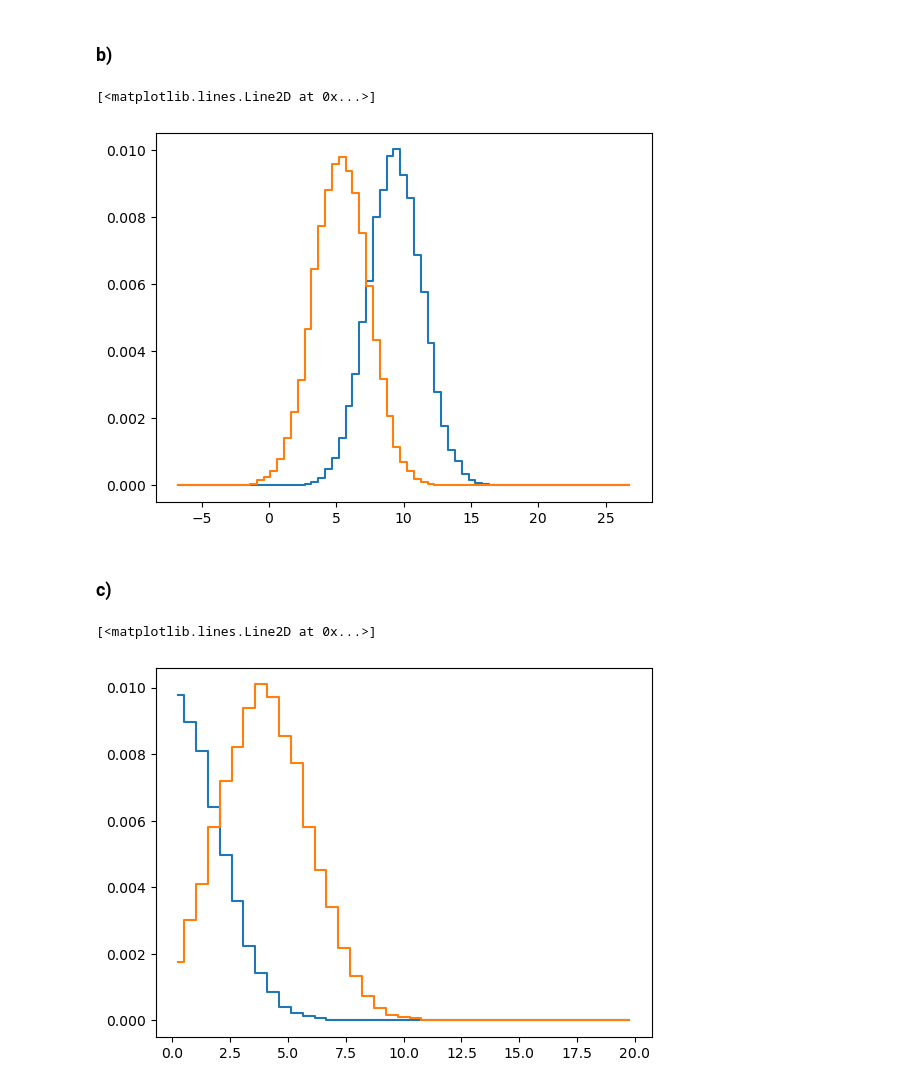
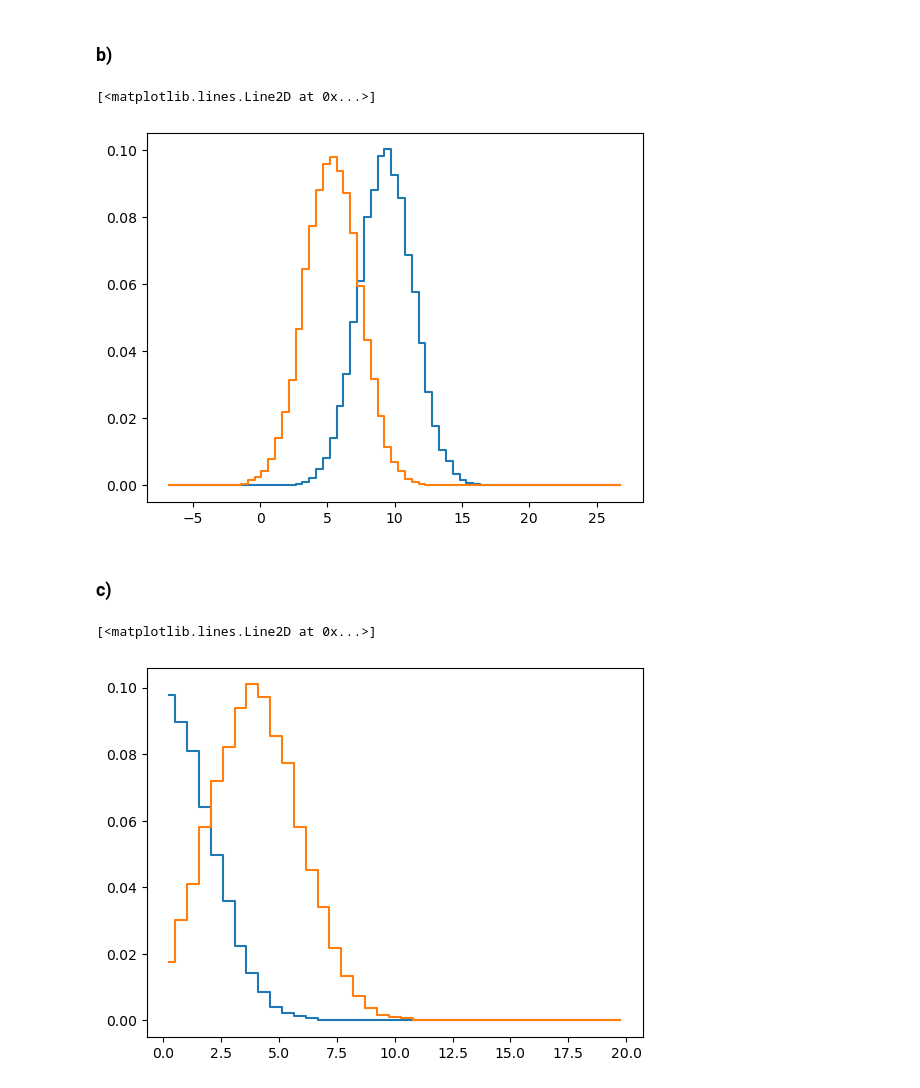
Before and after one commit to Mick-Ross/Computational-Data-Analysis, a Jupyter notebook: Homework 5.ipynb, the cells around one changed output. Drawn from its saved outputs; the diff is of its cells as text; code cells hidden in the pictures.

```diff
--- a/Homework 5.ipynb
+++ b/Homework 5.ipynb
@@ -119,16 +120,16 @@ Text(0.5, 0, 'Observed data, $P(d|s)$')
 # %% [markdown]
 ### b)
 # %%
-plt.step(datacenters, Psd2[:, 10], where = 'mid')
-plt.step(datacenters, Psd[:, 10], where = 'mid')
+plt.step(datacenters, Psd2[:, 10] * 10, where = 'mid')
+plt.step(datacenters, Psd[:, 10] * 10, where = 'mid')
 # %% [output]
 [<matplotlib.lines.Line2D at 0x...>]
-[figure, old version]
+[figure, new version]
 # %% [markdown]
 ### c)
 # %%
-plt.step(signalcenters, Psd2[21, :], where = 'mid')
-plt.step(signalcenters, Psd[21, :], where = 'mid')
+plt.step(signalcenters, Psd2[21, :] * 10, where = 'mid')
+plt.step(signalcenters, Psd[21, :] * 10, where = 'mid')
 # %% [output]
 [<matplotlib.lines.Line2D at 0x...>]
-[figure, old version]
+[figure, new version]
```
Also changed, not shown: parts of 2 cells of this notebook.
